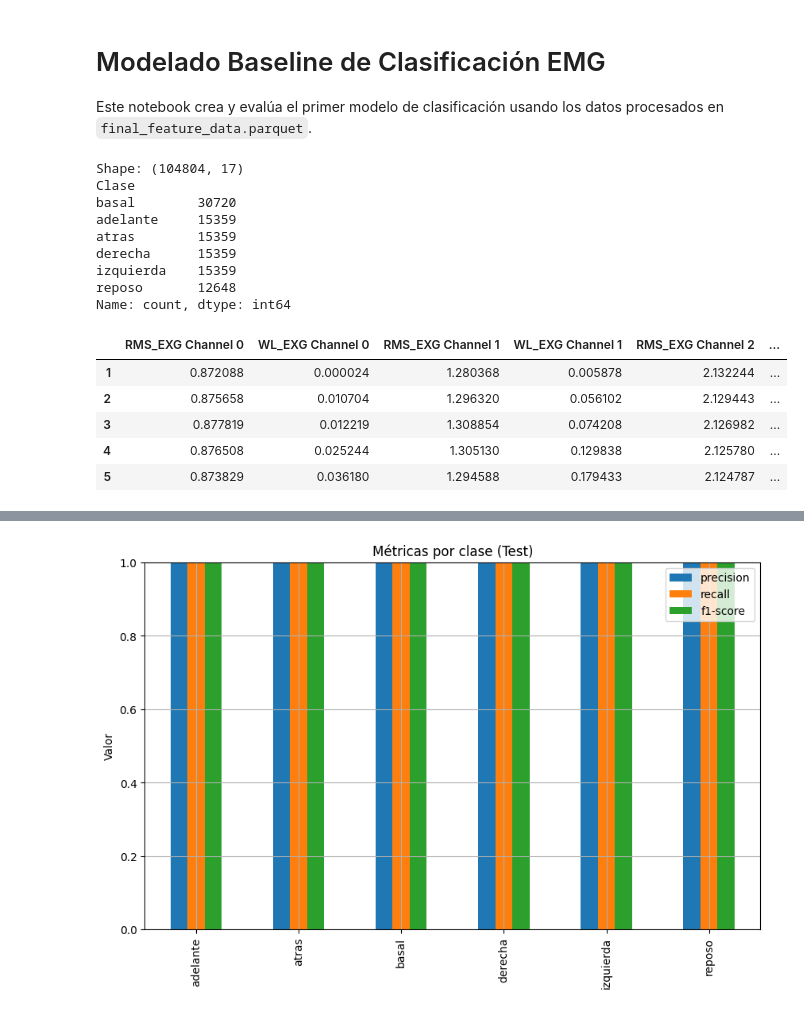
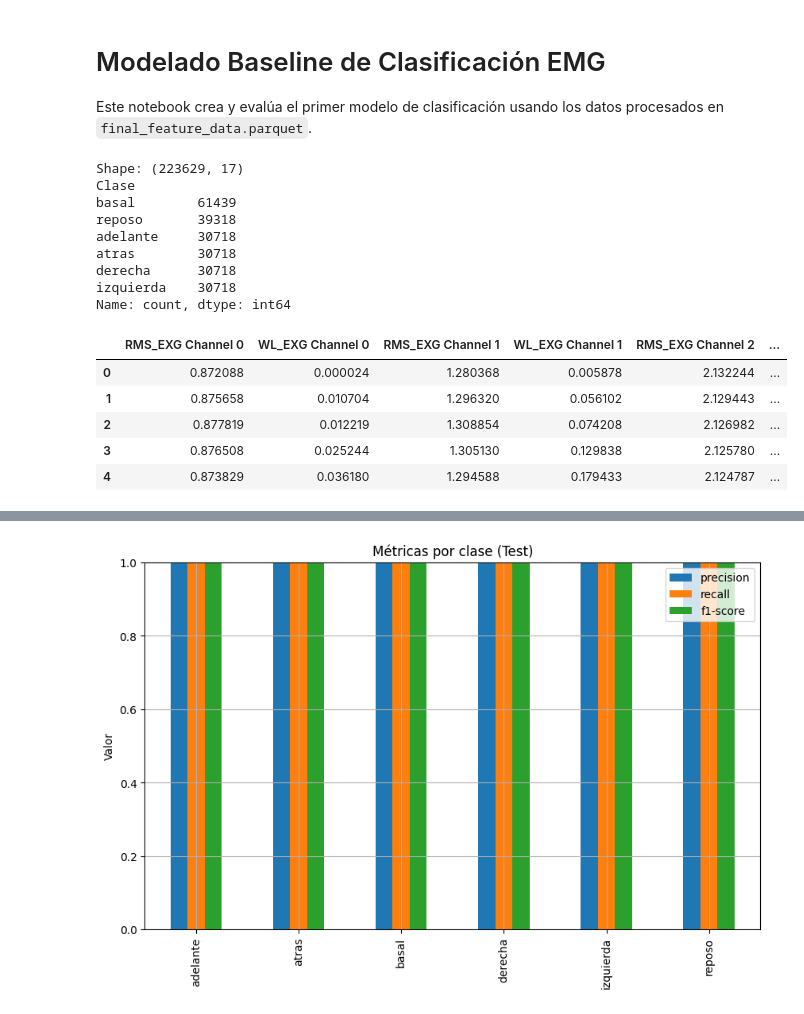
Before and after one commit to hdeavila1992/Robot_Human_Interfase_v0, a Jupyter notebook: notebooks/03-modeling-baseline.ipynb, the cells around one changed output, grey strips where cells are left out. Drawn from its saved outputs; the diff is of its cells as text; code cells hidden in the pictures.

```diff
--- a/notebooks/03-modeling-baseline.ipynb
+++ b/notebooks/03-modeling-baseline.ipynb
@@ -4,33 +4,34 @@ Este notebook crea y evalúa el primer modelo de clasificación usando los datos
 # %%
 # 1. Importar librerías y cargar datos
 import pandas as pd
 import numpy as np
 from sklearn.model_selection import train_test_split
 from sklearn.ensemble import RandomForestClassifier
 from sklearn.metrics import accuracy_score, confusion_matrix, classification_report
 import matplotlib.pyplot as plt
 import seaborn as sns
 
-df = pd.read_parquet('../data/processed/final_feature_data.parquet')
+#df = pd.read_parquet('../data/processed/final_feature_data.parquet')
+df=pd.read_parquet('../data/processed/final_feature_datacombinado_0_2.parquet')
 print(f'Shape: {df.shape}')
 print(df['Clase'].value_counts())
 df.head()
 # %% [output]
-Shape: (104804, 17)
+Shape: (223629, 17)
 Clase
-basal        30720
-adelante     15359
-atras        15359
-derecha      15359
-izquierda    15359
-reposo       12648
+basal        61439
+reposo       39318
+adelante     30718
+atras        30718
+derecha      30718
+izquierda    30718
 Name: count, dtype: int64
 |  | RMS_EXG Channel 0 | WL_EXG Channel 0 | RMS_EXG Channel 1 | WL_EXG Channel 1 | RMS_EXG Channel 2 | ... |
-| 1 | 0.872088 | 0.000024 | 1.280368 | 0.005878 | 2.132244 | ... |
-| 2 | 0.875658 | 0.010704 | 1.296320 | 0.056102 | 2.129443 | ... |
-| 3 | 0.877819 | 0.012219 | 1.308854 | 0.074208 | 2.126982 | ... |
-| 4 | 0.876508 | 0.025244 | 1.305130 | 0.129838 | 2.125780 | ... |
-| 5 | 0.873829 | 0.036180 | 1.294588 | 0.179433 | 2.124787 | ... |
+| 0 | 0.872088 | 0.000024 | 1.280368 | 0.005878 | 2.132244 | ... |
+| 1 | 0.875658 | 0.010704 | 1.296320 | 0.056102 | 2.129443 | ... |
+| 2 | 0.877819 | 0.012219 | 1.308854 | 0.074208 | 2.126982 | ... |
+| 3 | 0.876508 | 0.025244 | 1.305130 | 0.129838 | 2.125780 | ... |
+| 4 | 0.873829 | 0.036180 | 1.294588 | 0.179433 | 2.124787 | ... |
 # %%
 # 2. Preparar X e y
 X = df.drop('Clase', axis=1)
```
Also changed, not shown: parts of 3 cells of this notebook, 7 other files.
